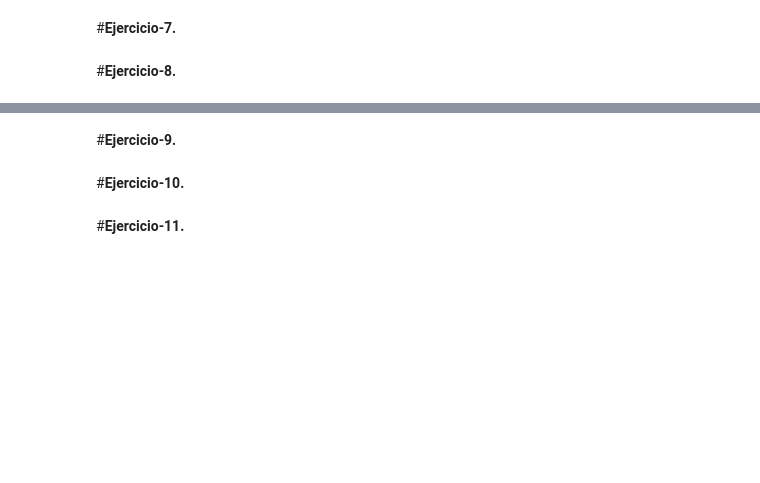
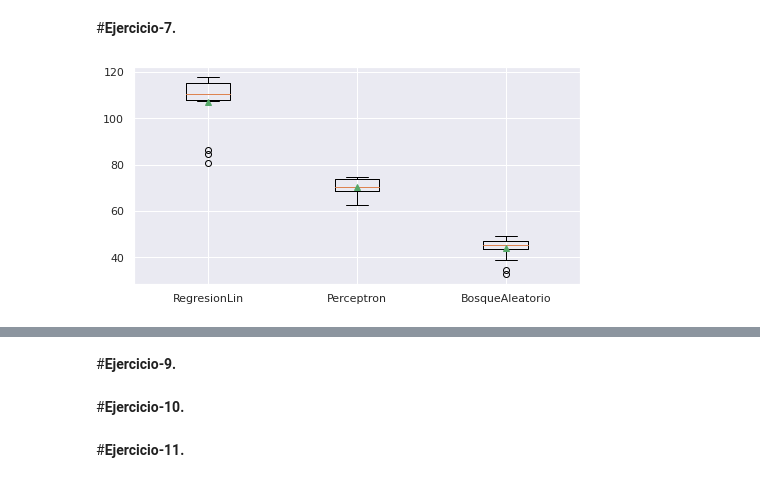
Before and after one commit to aalr007/iayaa-Equipo-19, a Jupyter notebook: MNA_IAyAA_semana_7_Actividad.ipynb, the cells around one changed output, grey strips where cells are left out. Drawn from its saved outputs; the diff is of its cells as text; code cells hidden in the pictures; blank space fills up the shorter version.

```diff
--- a/MNA_IAyAA_semana_7_Actividad.ipynb
+++ b/MNA_IAyAA_semana_7_Actividad.ipynb
@@ -144,7 +144,7 @@ df_OrdinalcVar= ["PostMonth","PostHour","PostWeekday"]
 df_BinaryVar= ["Paid"]
 
 #pipeline variables Ordinales
-df_PipelineOrd= Pipeline(steps = [('ImpMediana', SimpleImputer(strategy='median')), ('scalar', MinMaxScaler(feature_range=(1,2)))])
+df_PipelineOrd= Pipeline(steps = [('ImpMediana', SimpleImputer(strategy='median')), ('scalar', MinMaxScaler(feature_range=(0,1)))])
 columnas_PipelineOrd =df_OrdinalcVar
 
 #pipeline variables categoricas
@@ -157,7 +157,7 @@ df_PipelineBin = Pipeline(steps = [('impModa', SimpleImputer(strategy='most_freq
 columnas_df_PipelineBin = df_BinaryVar
 
 #pipeline variables Cuantitativas
-df_PipelineCuant = Pipeline(steps = [('impMediana', SimpleImputer(strategy='median')), ('scalar', MinMaxScaler(feature_range=(1,2)))])
+df_PipelineCuant = Pipeline(steps = [('impMediana', SimpleImputer(strategy='median')), ('scalar', MinMaxScaler(feature_range=(0,1)))])
 columnas_df_PipelineCuant = df_CuantitativaVar= ["PageTotalLikes"]
 # %%
 df_ColTransformadas = ColumnTransformer(transformers=[('Numericas', df_PipelineOrd, columnas_PipelineOrd),
@@ -251,9 +251,9 @@ for i in range(len(modelos)):
 
   print("Entrenamiento \n")
   print('%s:\nmean RMSE: %.3f (%.4f)\nmean MAE: %.3f (%.4f)\nmean MAPE: %.3f (%.4f)\n' % (nombres[i],
-                                                                          np.mean(resultadosOU['test_RMSE']), np.std(resultadosOU['test_RMSE']),
-                                                                          np.mean(resultadosOU['test_MAE']),np.std(resultadosOU['test_MAE']),
-                                                                          np.mean(resultadosOU['test_MAPE']),np.std(resultadosOU['test_MAPE'])))
+                                                                          np.mean(resultadosOU['train_RMSE']), np.std(resultadosOU['train_RMSE']),
+                                                                          np.mean(resultadosOU['train_MAE']),np.std(resultadosOU['train_MAE']),
+                                                                          np.mean(resultadosOU['train_MAPE']),np.std(resultadosOU['train_MAPE'])))
 # %% [output]
 Prueba
 
@@ -301,2 +318,0 @@ None
-# %% [markdown]
-#**Ejercicio-8.**
@@ -304,0 +319,14 @@ None
+# %%
+import matplotlib.pyplot as plt
+sns.set(rc={'figure.figsize':(8,4)})
+
+bpRecallTrain = list()
+
+for i in range(len(resultados)):
+  rr = resultados[i]['train_MAPE']
+  bpRecallTrain.append(rr)
+
+plt.boxplot(bpRecallTrain, labels=nombres, showmeans=True)
+plt.show()
+# %% [output]
+[figure, added]
```
Also changed, not shown: parts of 12 cells of this notebook.
